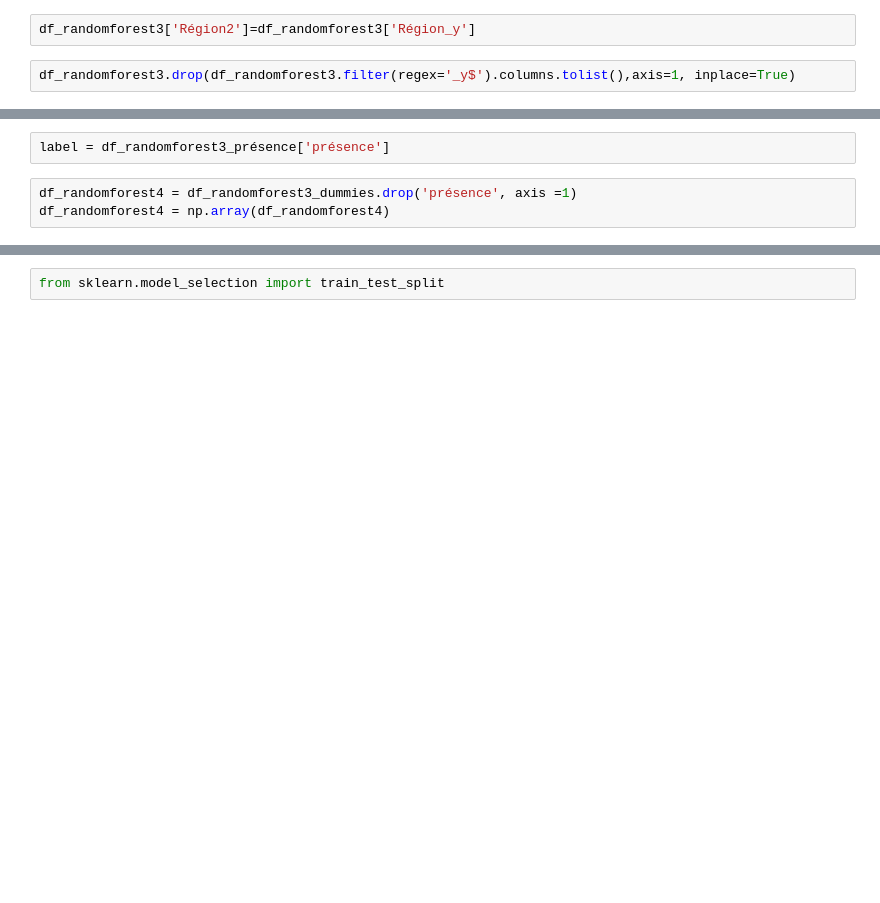
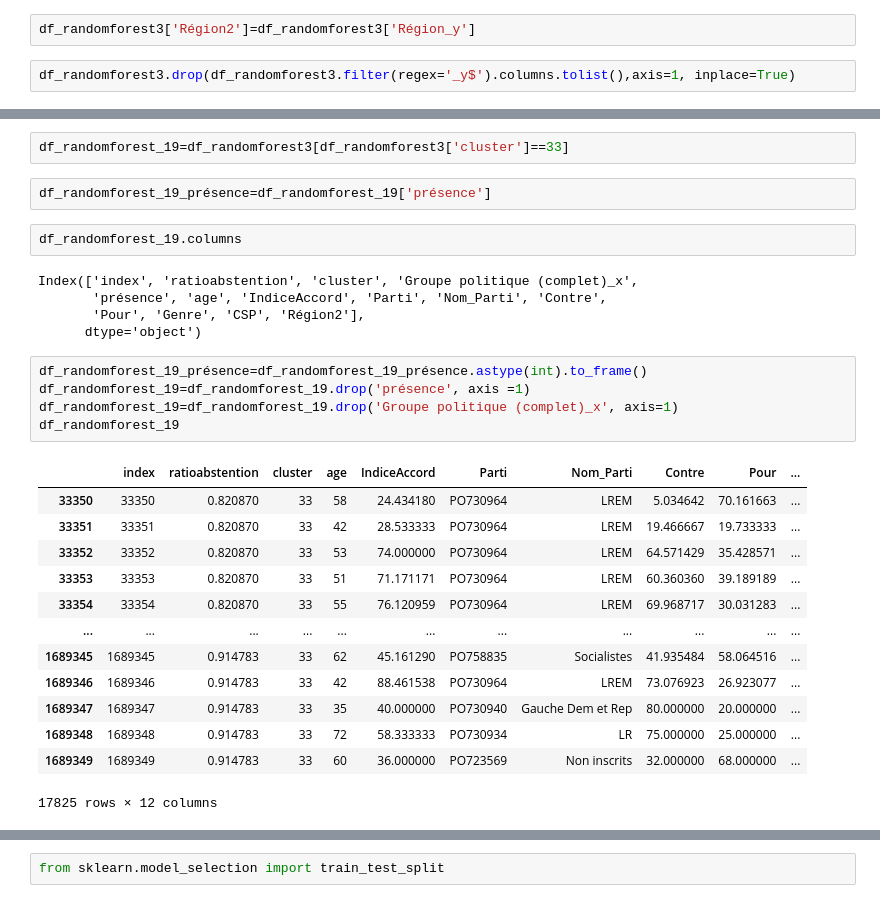
Before and after one commit to claralga/StatApp, a Jupyter notebook: Random Forest.ipynb, the cells around one changed output, grey strips where cells are left out. Cells and saved outputs as stored; diff of their text form; blank space fills up the shorter version.

```diff
--- a/Random Forest.ipynb
+++ b/Random Forest.ipynb
@@ -187,5 +160,30 @@ df_randomforest3_dummies= df_randomforest3.merge(df_randomforest3_présence, on
-# %%
-label = df_randomforest3_présence['présence']
-# %%
-df_randomforest4 = df_randomforest3_dummies.drop('présence', axis =1)
-df_randomforest4 = np.array(df_randomforest4)
+# %%
+df_randomforest_19=df_randomforest3[df_randomforest3['cluster']==33]
+# %%
+df_randomforest_19_présence=df_randomforest_19['présence']
+# %%
+df_randomforest_19.columns
+# %% [output]
+Index(['index', 'ratioabstention', 'cluster', 'Groupe politique (complet)_x',
+       'présence', 'age', 'IndiceAccord', 'Parti', 'Nom_Parti', 'Contre',
+       'Pour', 'Genre', 'CSP', 'Région2'],
+      dtype='object')
+# %%
+df_randomforest_19_présence=df_randomforest_19_présence.astype(int).to_frame()
+df_randomforest_19=df_randomforest_19.drop('présence', axis =1)
+df_randomforest_19=df_randomforest_19.drop('Groupe politique (complet)_x', axis=1)
+df_randomforest_19
+# %% [output]
+|  | index | ratioabstention | cluster | age | IndiceAccord | Parti | Nom_Parti | Contre | Pour | ... |
+| 33350 | 33350 | 0.820870 | 33 | 58 | 24.434180 | PO730964 | LREM | 5.034642 | 70.161663 | ... |
+| 33351 | 33351 | 0.820870 | 33 | 42 | 28.533333 | PO730964 | LREM | 19.466667 | 19.733333 | ... |
+| 33352 | 33352 | 0.820870 | 33 | 53 | 74.000000 | PO730964 | LREM | 64.571429 | 35.428571 | ... |
+| 33353 | 33353 | 0.820870 | 33 | 51 | 71.171171 | PO730964 | LREM | 60.360360 | 39.189189 | ... |
+| 33354 | 33354 | 0.820870 | 33 | 55 | 76.120959 | PO730964 | LREM | 69.968717 | 30.031283 | ... |
+| ... | ... | ... | ... | ... | ... | ... | ... | ... | ... | ... |
+| 1689345 | 1689345 | 0.914783 | 33 | 62 | 45.161290 | PO758835 | Socialistes | 41.935484 | 58.064516 | ... |
+| 1689346 | 1689346 | 0.914783 | 33 | 42 | 88.461538 | PO730964 | LREM | 73.076923 | 26.923077 | ... |
+| 1689347 | 1689347 | 0.914783 | 33 | 35 | 40.000000 | PO730940 | Gauche Dem et Rep | 80.000000 | 20.000000 | ... |
+| 1689348 | 1689348 | 0.914783 | 33 | 72 | 58.333333 | PO730934 | LR | 75.000000 | 25.000000 | ... |
+| 1689349 | 1689349 | 0.914783 | 33 | 60 | 36.000000 | PO723569 | Non inscrits | 32.000000 | 68.000000 | ... |
+17825 rows × 12 columns
```
Also changed, not shown: parts of 31 cells of this notebook.
